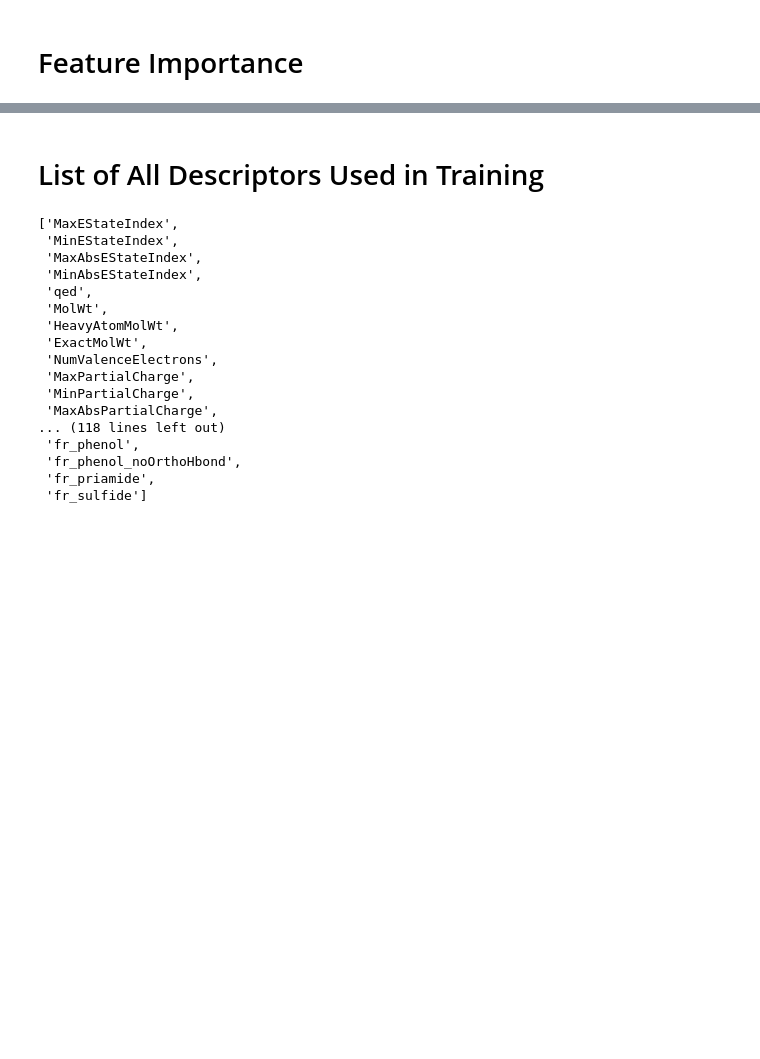
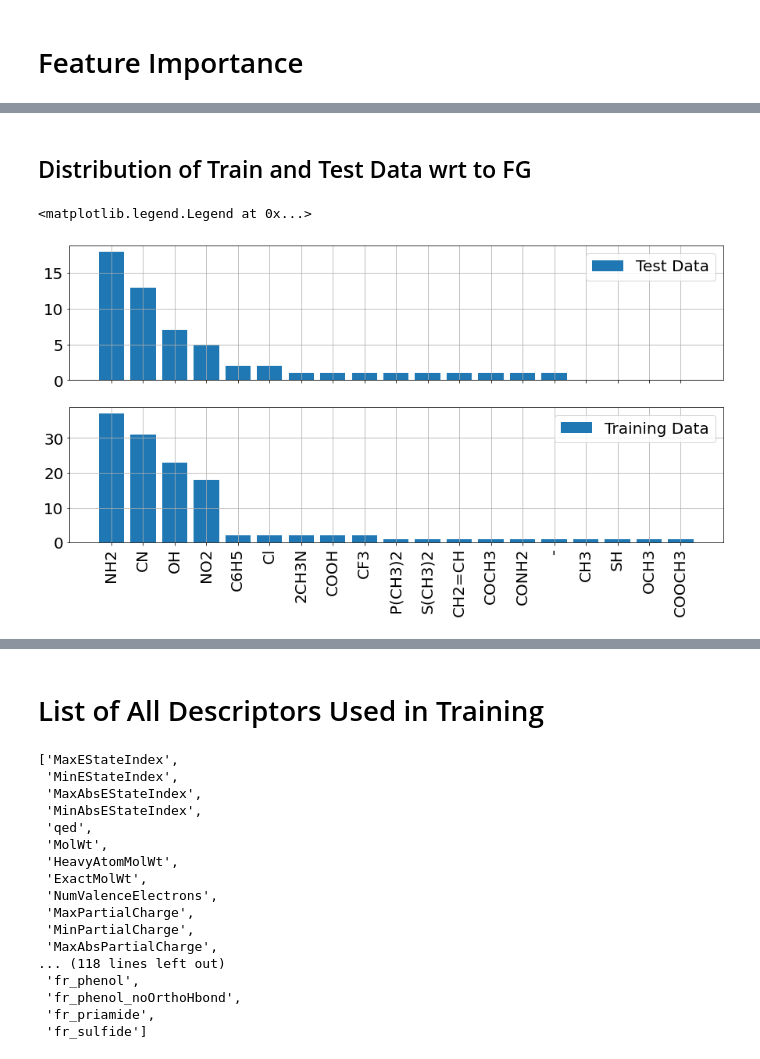
Before and after one commit to siddharth-ncl-work/miscellaneous, a Jupyter notebook: machine_learning_project_ideas/1/model_training.ipynb, the cells around one changed output, grey strips where cells are left out. Saved outputs shown, nothing was run; the diff lists cells and outputs as text; code cells hidden in the pictures; blank space fills up the shorter version.

```diff
--- a/machine_learning_project_ideas/1/model_training.ipynb
+++ b/machine_learning_project_ideas/1/model_training.ipynb
@@ -624,0 +563,16 @@ R^2 = 0.9891340545378239
+# %% [markdown]
+## Distribution of Train and Test Data wrt to FG
+# %%
+#seed=200
+train_dist=data.iloc[X_train.index]['FG'].value_counts()
+test_dist=data.iloc[X_test.index]['FG'].value_counts()
+fig,(ax1,ax2)=plt.subplots(2,1,sharex=True)
+
+ax1.bar(test_dist.index,test_dist,label='Test Data')
+ax2.bar(train_dist.index,train_dist,label='Training Data')
+plt.xticks(rotation=90)
+ax1.legend()
+ax2.legend()
+# %% [output]
+<matplotlib.legend.Legend at 0x...>
+[figure, added]
```
Also changed, not shown: parts of 23 cells of this notebook.
